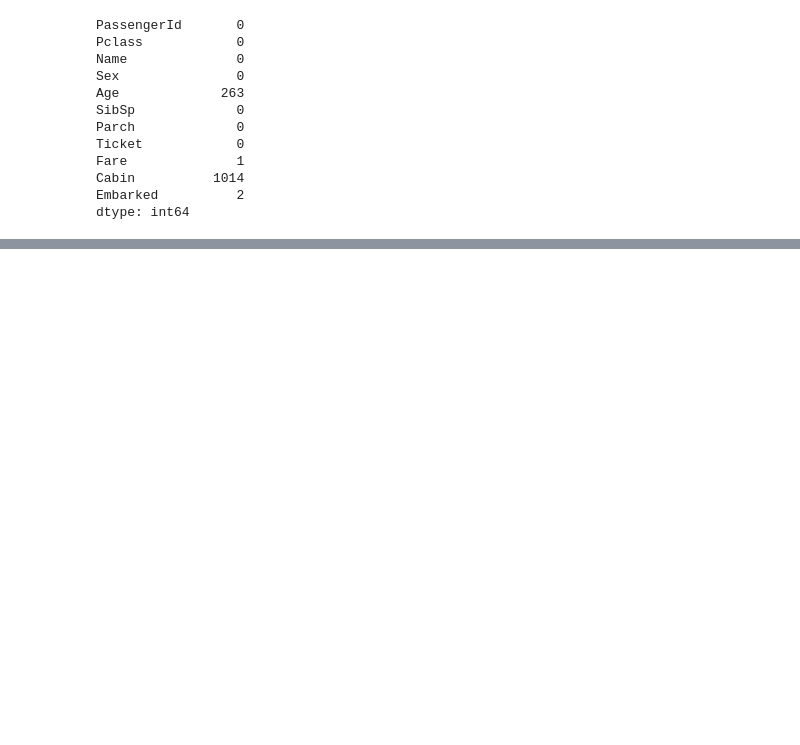
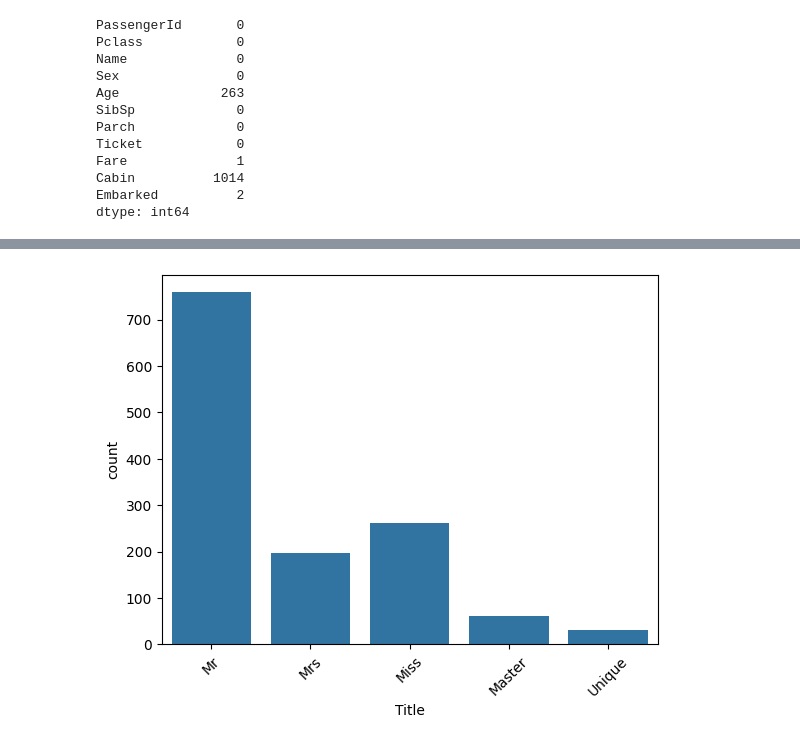
Before and after one commit to Suzanemh/Titanic, a Jupyter notebook: titanicDataset.ipynb, the cells around one changed output, grey strips where cells are left out. Saved outputs shown, nothing was run; the diff lists cells and outputs as text; code cells hidden in the pictures; blank space fills up the shorter version.

```diff
--- a/titanicDataset.ipynb
+++ b/titanicDataset.ipynb
@@ -88,0 +106,5 @@ NameError: name 'df' is not defined
+# %%
+#grouping rest of the titles into "Unique"
+df['Title'] = df['Title'].replace(['Don', 'Dona', 'Rev','Mme', 'Dr','Major', 'Lady', 'Sir', 'Col', 'Capt', 'Countess', 'Jonkheer'],'Unique')
+#skriver ut de ulike titlene
+df['Title'].value_counts()
@@ -88,0 +119,6 @@ NameError: name 'df' is not defined
+# %%
+#Produce a plot
+sns.countplot(x='Title', data=df);
+plt.xticks(rotation=45);
+# %% [output]
+[figure, added]
```
Also changed, not shown: parts of 4 cells of this notebook.
